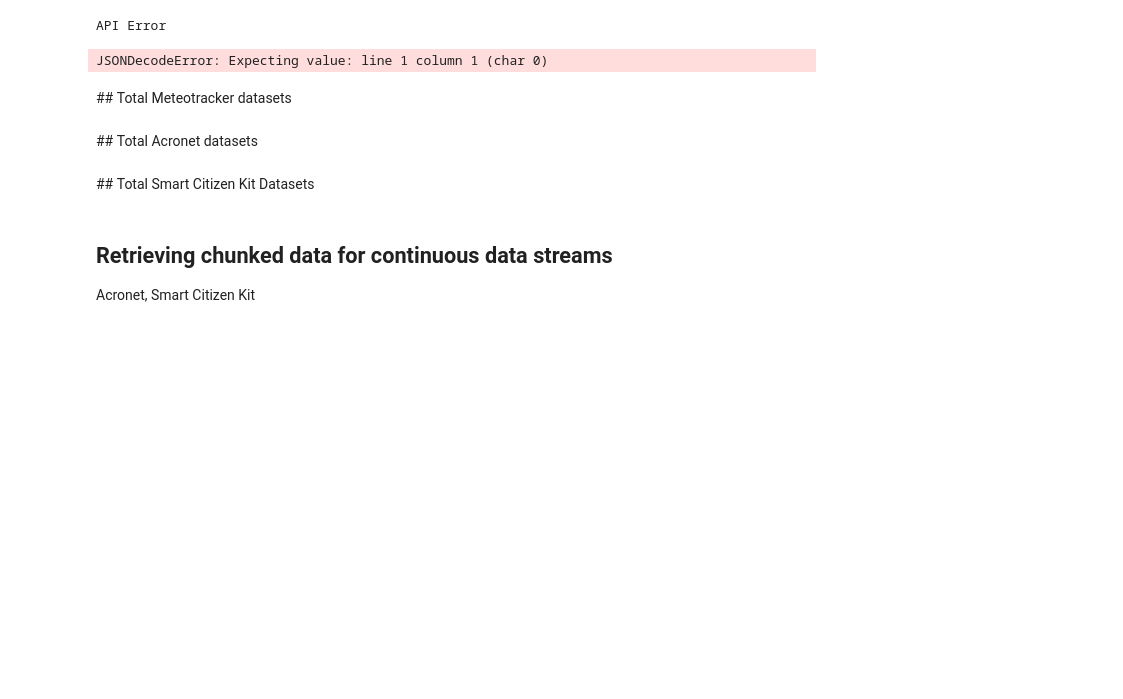
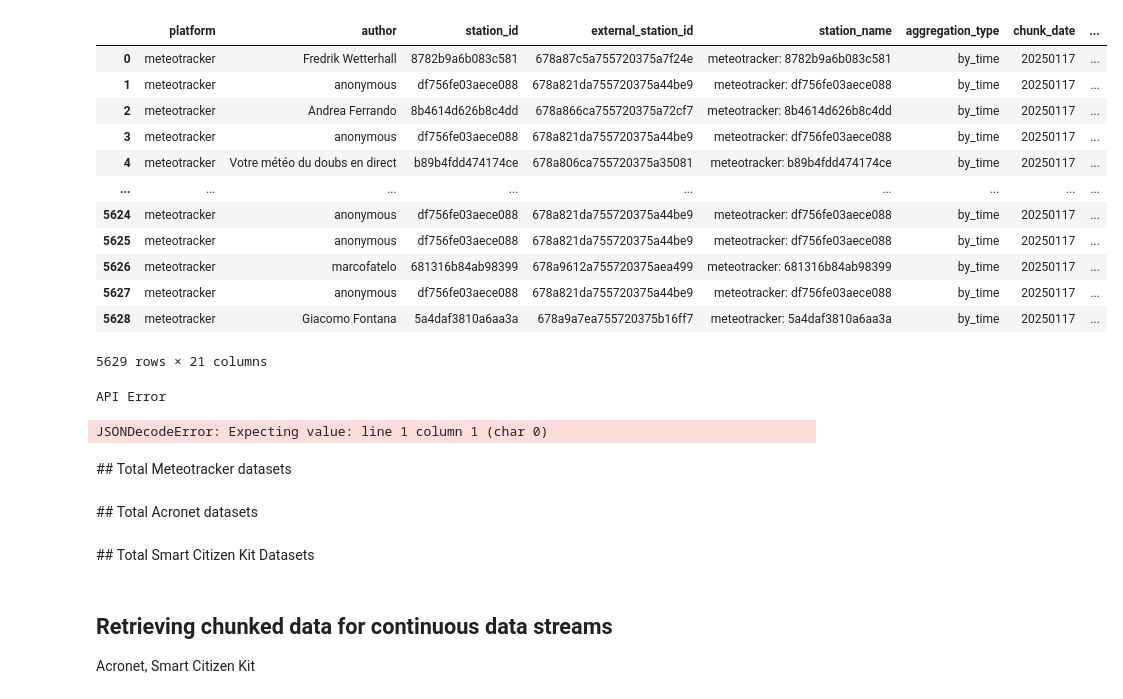
Before and after one commit to ecmwf/IonBeam, a Jupyter notebook: notebooks/api_tests/Quickstart.ipynb, the cells around one changed output. Drawn from its saved outputs; the diff is of its cells as text; code cells hidden in the pictures; blank space fills up the shorter version.

```diff
--- a/notebooks/api_tests/Quickstart.ipynb
+++ b/notebooks/api_tests/Quickstart.ipynb
@@ -11,7 +11,7 @@ url = "http://ionbeam-ichange.ecmwf-ichange.f.ewcloud.host/api/v1/"
 url = "http://localhost:5002/api/v1/"
 
 def api_get(path, *args, **kwargs):
-    r = session.get(url + path, *args, **kwargs)
+    r = session.get(url + path, stream=True,*args, **kwargs)
     if not r.ok:
         print(f"API Error")
         print(json.dumps(r.json(), indent = 4))
@@ -19,3 +40,29 @@ def api_get(path, *args, **kwargs):
+# %%
+request = {'class': 'rd',
+   'expver': 'xxxx',
+   'stream': 'lwda',
+   'aggregation_type': 'by_time',
+   'date': '20250117',
+   'platform': 'meteotracker',
+   'time': '1700',
+   'version': '1'}
+
+data = api_get("retrieve", params = request | dict(format = "csv"))
+pd.read_csv(data.raw)
+# %% [output]
+|  | platform | author | station_id | external_station_id | station_name | aggregation_type | chunk_date | ... |
+| 0 | meteotracker | Fredrik Wetterhall | 8782b9a6b083c581 | 678a87c5a755720375a7f24e | meteotracker: 8782b9a6b083c581 | by_time | 20250117 | ... |
+| 1 | meteotracker | anonymous | df756fe03aece088 | 678a821da755720375a44be9 | meteotracker: df756fe03aece088 | by_time | 20250117 | ... |
+| 2 | meteotracker | Andrea Ferrando | 8b4614d626b8c4dd | 678a866ca755720375a72cf7 | meteotracker: 8b4614d626b8c4dd | by_time | 20250117 | ... |
+| 3 | meteotracker | anonymous | df756fe03aece088 | 678a821da755720375a44be9 | meteotracker: df756fe03aece088 | by_time | 20250117 | ... |
+| 4 | meteotracker | Votre météo du doubs en direct | b89b4fdd474174ce | 678a806ca755720375a35081 | meteotracker: b89b4fdd474174ce | by_time | 20250117 | ... |
+| ... | ... | ... | ... | ... | ... | ... | ... | ... |
+| 5624 | meteotracker | anonymous | df756fe03aece088 | 678a821da755720375a44be9 | meteotracker: df756fe03aece088 | by_time | 20250117 | ... |
+| 5625 | meteotracker | anonymous | df756fe03aece088 | 678a821da755720375a44be9 | meteotracker: df756fe03aece088 | by_time | 20250117 | ... |
+| 5626 | meteotracker | marcofatelo | 681316b84ab98399 | 678a9612a755720375aea499 | meteotracker: 681316b84ab98399 | by_time | 20250117 | ... |
+| 5627 | meteotracker | anonymous | df756fe03aece088 | 678a821da755720375a44be9 | meteotracker: df756fe03aece088 | by_time | 20250117 | ... |
+| 5628 | meteotracker | Giacomo Fontana | 5a4daf3810a6aa3a | 678a9a7ea755720375b16ff7 | meteotracker: 5a4daf3810a6aa3a | by_time | 20250117 | ... |
+5629 rows × 21 columns
 # %%
 def sort_by_platform(stations) -> dict[str, list[dict]]:
     by_platform = defaultdict(list)
```
Also changed, not shown: parts of 1 cell of this notebook, 34 other files.
